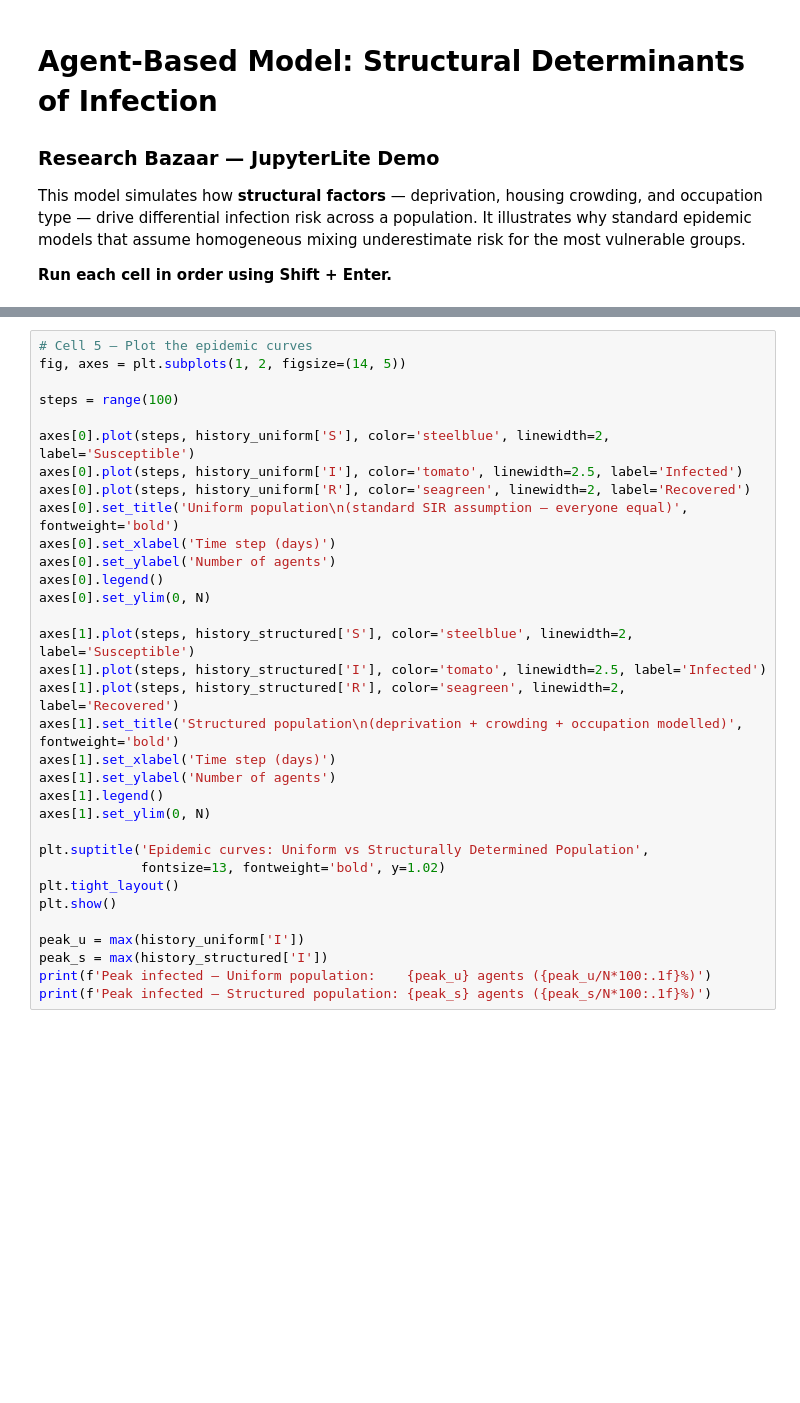
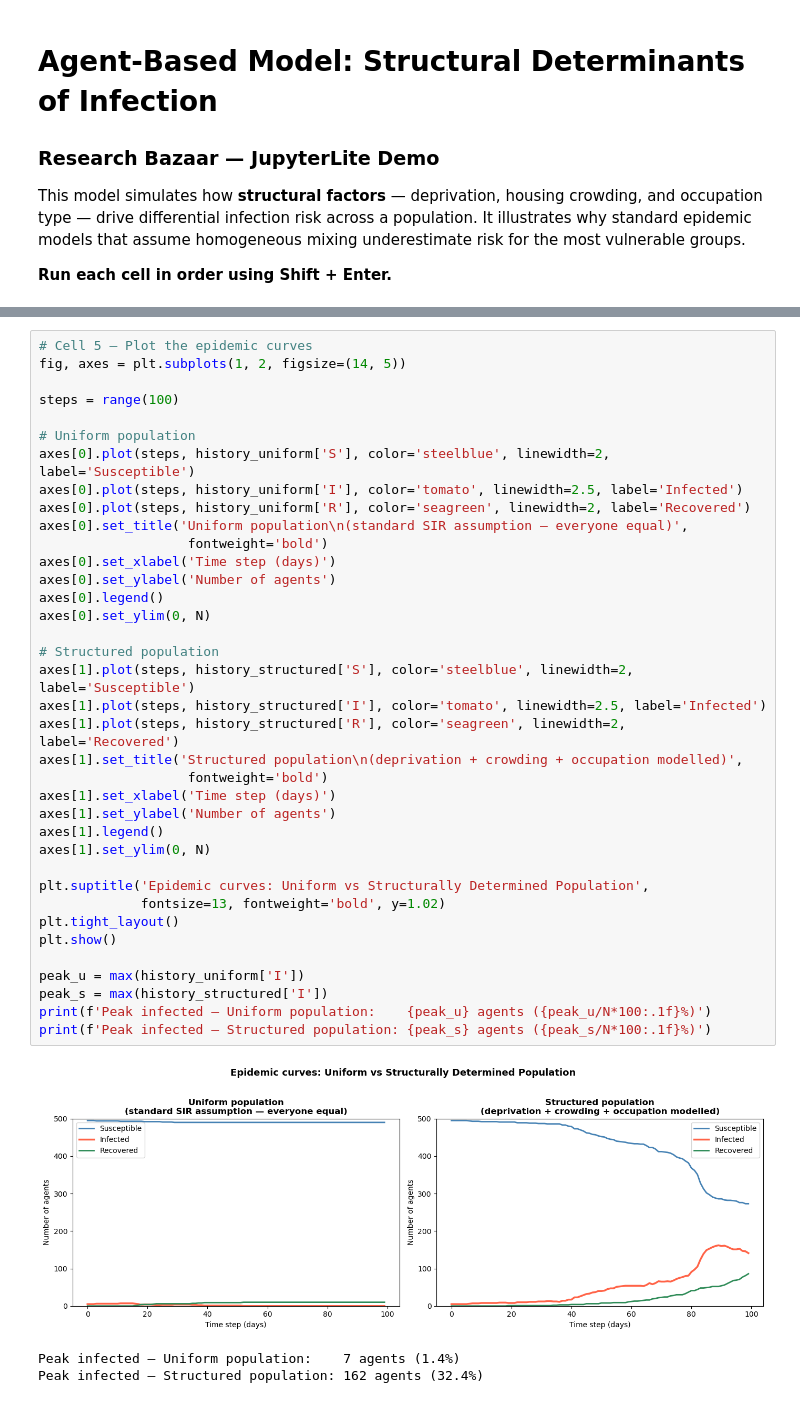
Before and after one commit to yoursudesh/abm-workshop, a Jupyter notebook: content/abm_structural_determinants.ipynb, the cells around one changed output, grey strips where cells are left out. Saved outputs shown, nothing was run; the diff lists cells and outputs as text; blank space fills up the shorter version.

```diff
--- a/content/abm_structural_determinants.ipynb
+++ b/content/abm_structural_determinants.ipynb
@@ -169,33 +212,41 @@ print('Both simulations complete.')
 # Cell 5 — Plot the epidemic curves
 fig, axes = plt.subplots(1, 2, figsize=(14, 5))
 
 steps = range(100)
 
+# Uniform population
 axes[0].plot(steps, history_uniform['S'], color='steelblue', linewidth=2, label='Susceptible')
 axes[0].plot(steps, history_uniform['I'], color='tomato', linewidth=2.5, label='Infected')
 axes[0].plot(steps, history_uniform['R'], color='seagreen', linewidth=2, label='Recovered')
-axes[0].set_title('Uniform population\n(standard SIR assumption — everyone equal)', fontweight='bold')
+axes[0].set_title('Uniform population\n(standard SIR assumption — everyone equal)',
+                   fontweight='bold')
 axes[0].set_xlabel('Time step (days)')
 axes[0].set_ylabel('Number of agents')
 axes[0].legend()
 axes[0].set_ylim(0, N)
 
+# Structured population
 axes[1].plot(steps, history_structured['S'], color='steelblue', linewidth=2, label='Susceptible')
 axes[1].plot(steps, history_structured['I'], color='tomato', linewidth=2.5, label='Infected')
 axes[1].plot(steps, history_structured['R'], color='seagreen', linewidth=2, label='Recovered')
-axes[1].set_title('Structured population\n(deprivation + crowding + occupation modelled)', fontweight='bold')
+axes[1].set_title('Structured population\n(deprivation + crowding + occupation modelled)',
+                   fontweight='bold')
 axes[1].set_xlabel('Time step (days)')
 axes[1].set_ylabel('Number of agents')
 axes[1].legend()
 axes[1].set_ylim(0, N)
 
 plt.suptitle('Epidemic curves: Uniform vs Structurally Determined Population',
              fontsize=13, fontweight='bold', y=1.02)
 plt.tight_layout()
 plt.show()
 
 peak_u = max(history_uniform['I'])
 peak_s = max(history_structured['I'])
 print(f'Peak infected — Uniform population:    {peak_u} agents ({peak_u/N*100:.1f}%)')
 print(f'Peak infected — Structured population: {peak_s} agents ({peak_s/N*100:.1f}%)')
+# %% [output]
+[figure, added]
+Peak infected — Uniform population:    7 agents (1.4%)
+Peak infected — Structured population: 162 agents (32.4%)
 # %%
```
Also changed, not shown: parts of 5 cells of this notebook.
